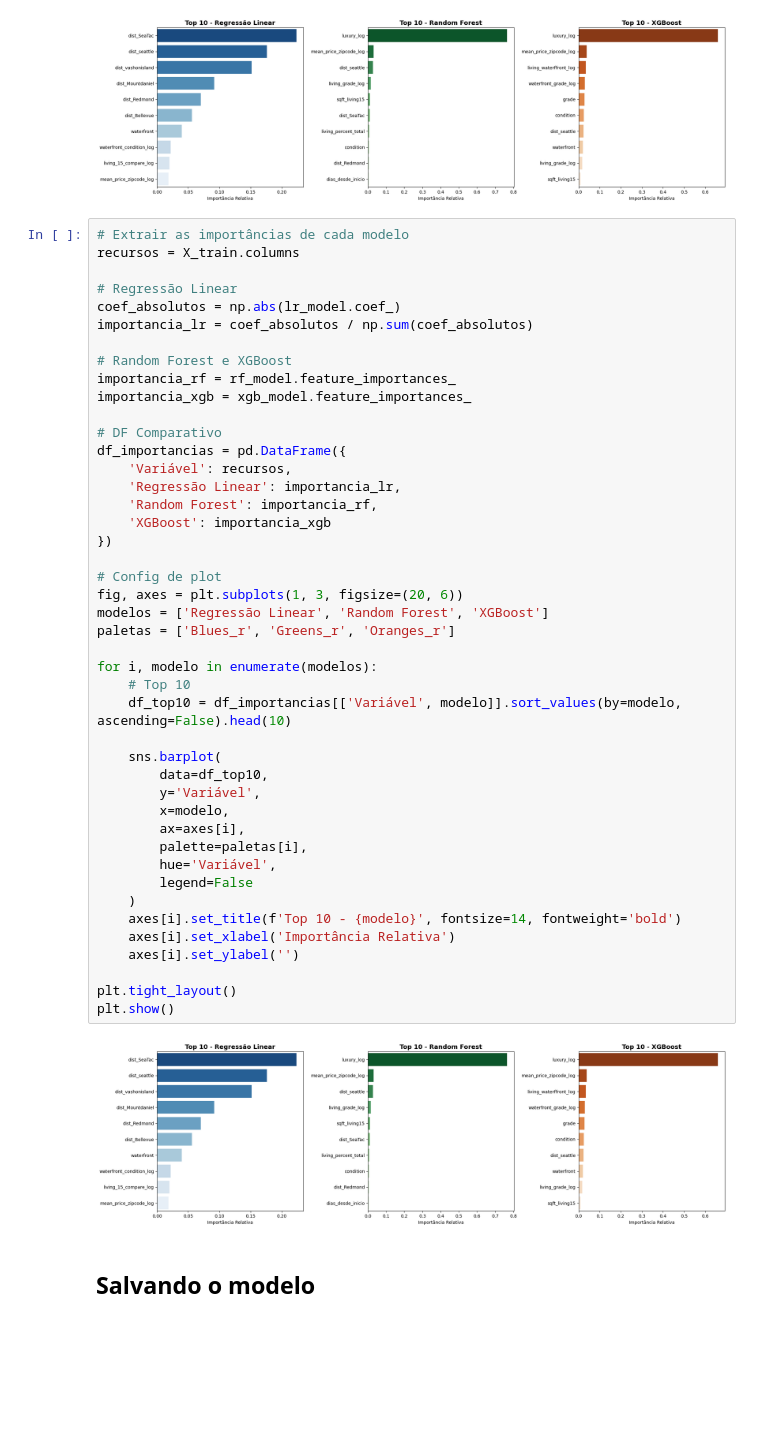
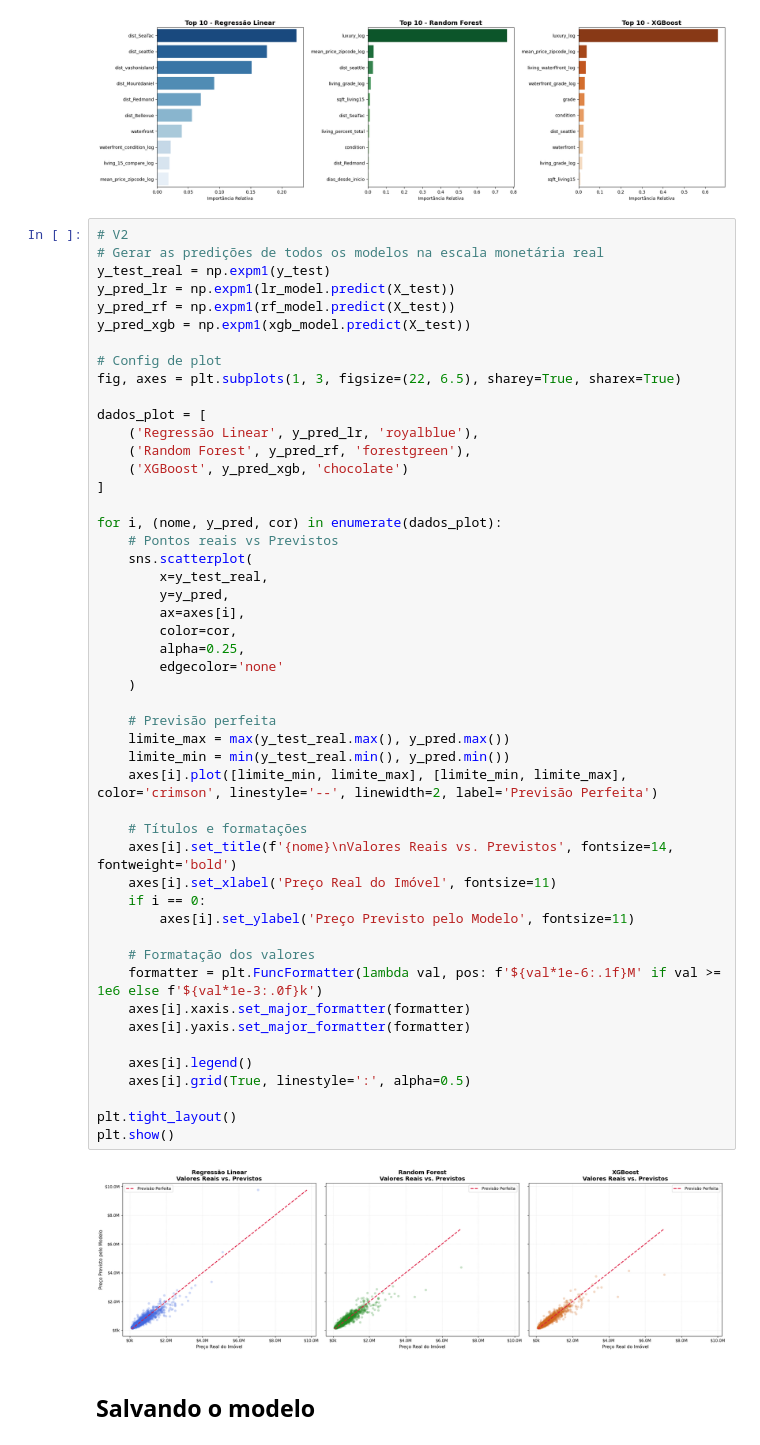
Before and after one commit to programagiovanni-code/sctec_projeto, a Jupyter notebook: notebook/machine_learning.ipynb, the cells around one changed output. Cells and saved outputs as stored; diff of their text form; blank space fills up the shorter version.

```diff
--- a/notebook/machine_learning.ipynb
+++ b/notebook/machine_learning.ipynb
@@ -913,51 +899,56 @@ plt.show()
 # %% [output]
 [figure]
 # %%
-# Extrair as importâncias de cada modelo
-recursos = X_train.columns
-
-# Regressão Linear
-coef_absolutos = np.abs(lr_model.coef_)
-importancia_lr = coef_absolutos / np.sum(coef_absolutos)
-
-# Random Forest e XGBoost
-importancia_rf = rf_model.feature_importances_
-importancia_xgb = xgb_model.feature_importances_
-
-# DF Comparativo
-df_importancias = pd.DataFrame({
-    'Variável': recursos,
-    'Regressão Linear': importancia_lr,
-    'Random Forest': importancia_rf,
-    'XGBoost': importancia_xgb
-})
+# V2
+# Gerar as predições de todos os modelos na escala monetária real
+y_test_real = np.expm1(y_test)
+y_pred_lr = np.expm1(lr_model.predict(X_test))
+y_pred_rf = np.expm1(rf_model.predict(X_test))
+y_pred_xgb = np.expm1(xgb_model.predict(X_test))
 
 # Config de plot
-fig, axes = plt.subplots(1, 3, figsize=(20, 6))
-modelos = ['Regressão Linear', 'Random Forest', 'XGBoost']
-paletas = ['Blues_r', 'Greens_r', 'Oranges_r']
+fig, axes = plt.subplots(1, 3, figsize=(22, 6.5), sharey=True, sharex=True)
 
-for i, modelo in enumerate(modelos):
-    # Top 10
-    df_top10 = df_importancias[['Variável', modelo]].sort_values(by=modelo, ascending=False).head(10)
+dados_plot = [
+    ('Regressão Linear', y_pred_lr, 'royalblue'),
+    ('Random Forest', y_pred_rf, 'forestgreen'),
+    ('XGBoost', y_pred_xgb, 'chocolate')
+]
 
-    sns.barplot(
-        data=df_top10,
-        y='Variável',
-        x=modelo,
+for i, (nome, y_pred, cor) in enumerate(dados_plot):
+    # Pontos reais vs Previstos
+    sns.scatterplot(
+        x=y_test_real,
+        y=y_pred,
         ax=axes[i],
-        palette=paletas[i],
-        hue='Variável',
-        legend=False
+        color=cor,
+        alpha=0.25,
+        edgecolor='none'
     )
-    axes[i].set_title(f'Top 10 - {modelo}', fontsize=14, fontweight='bold')
-    axes[i].set_xlabel('Importância Relativa')
-    axes[i].set_ylabel('')
+
+    # Previsão perfeita
+    limite_max = max(y_test_real.max(), y_pred.max())
+    limite_min = min(y_test_real.min(), y_pred.min())
+    axes[i].plot([limite_min, limite_max], [limite_min, limite_max], color='crimson', linestyle='--', linewidth=2, label='Previsão Perfeita')
+
+    # Títulos e formatações
+    axes[i].set_title(f'{nome}\nValores Reais vs. Previstos', fontsize=14, fontweight='bold')
+    axes[i].set_xlabel('Preço Real do Imóvel', fontsize=11)
+    if i == 0:
+        axes[i].set_ylabel('Preço Previsto pelo Modelo', fontsize=11)
+
+    # Formatação dos valores
+    formatter = plt.FuncFormatter(lambda val, pos: f'${val*1e-6:.1f}M' if val >= 1e6 else f'${val*1e-3:.0f}k')
+    axes[i].xaxis.set_major_formatter(formatter)
+    axes[i].yaxis.set_major_formatter(formatter)
+
+    axes[i].legend()
+    axes[i].grid(True, linestyle=':', alpha=0.5)
 
 plt.tight_layout()
 plt.show()
 # %% [output]
-[figure, old version]
+[figure, new version]
 # %% [markdown]
 ## Salvando o modelo
 # %%
```
Also changed, not shown: parts of 5 cells of this notebook, 2 other files.
